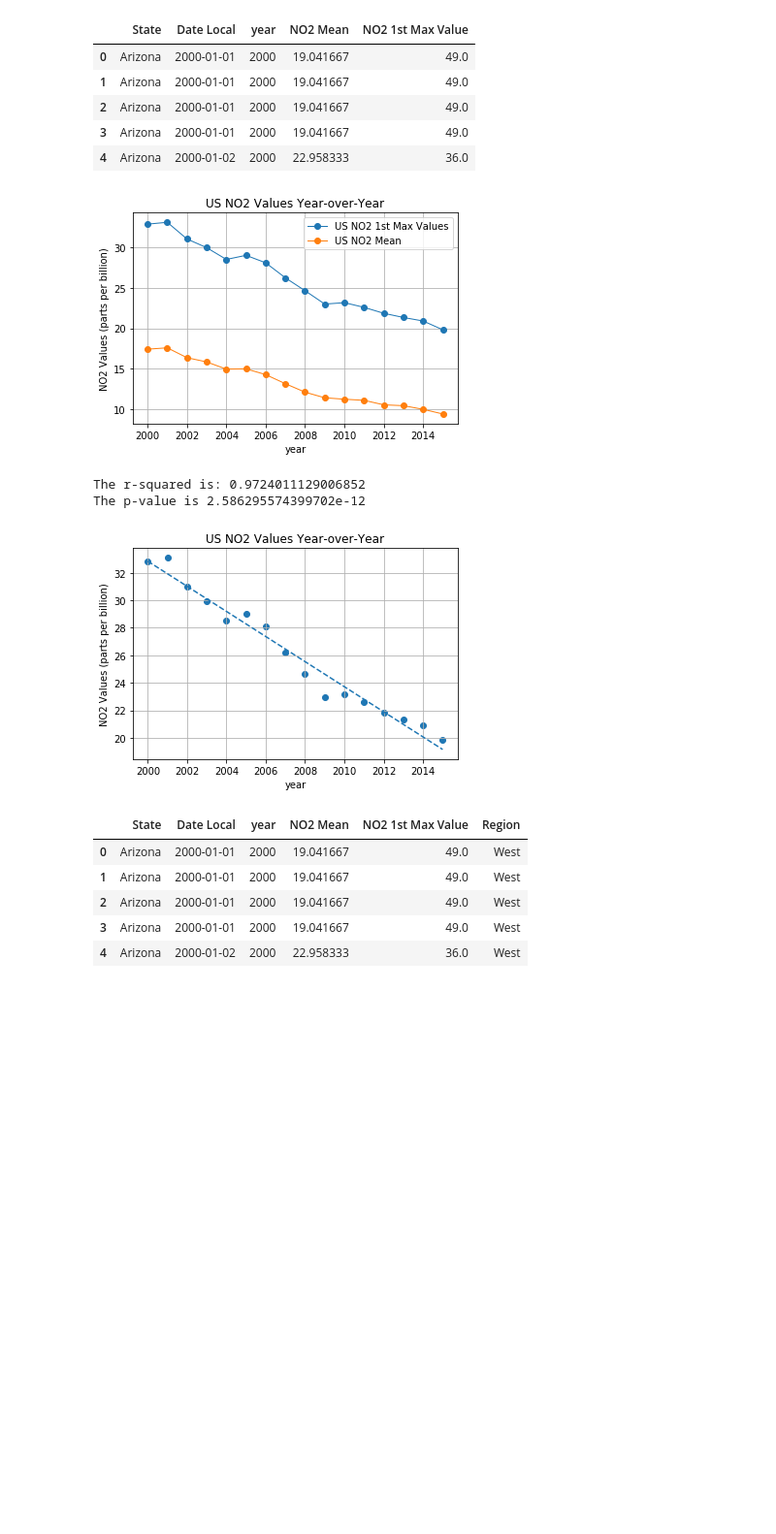
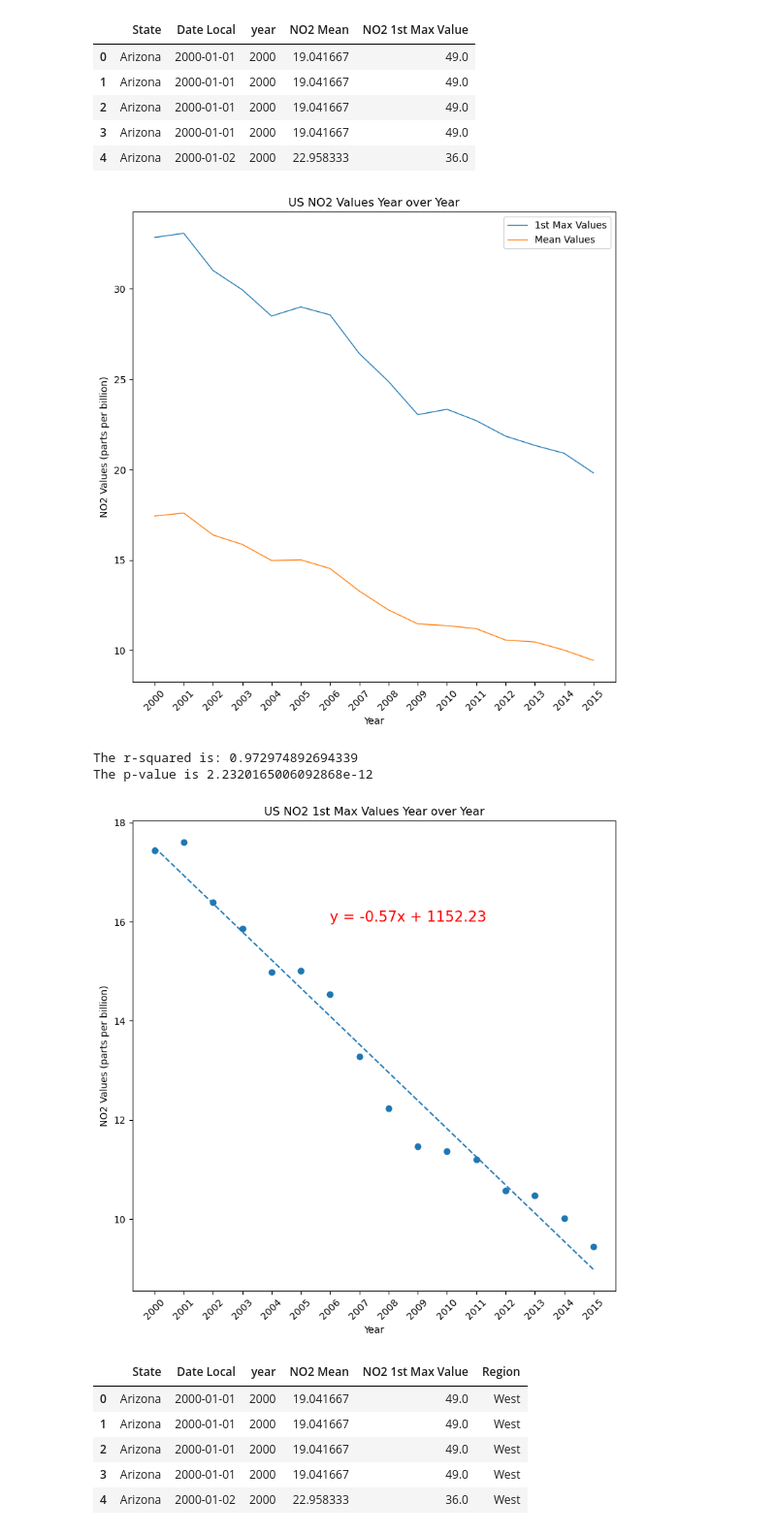
Before and after one commit to allidoiswen/Project1, a Jupyter notebook: Project1_air_pollution.ipynb, the cells around one changed output. Shown: that part at 97% size. Saved outputs shown, nothing was run; the diff lists cells and outputs as text; code cells hidden in the pictures; blank space fills up the shorter version.

```diff
--- a/Project1_air_pollution.ipynb
+++ b/Project1_air_pollution.ipynb
@@ -96,57 +97,55 @@ data_no2.head()
 | 4 | Arizona | 2000-01-02 | 2000 | 22.958333 | 36.0 |
 # %%
 # Year-over-year
-# Make a new dataframe focused only on NO2 data
-col = ['State', 'Date Local', 'NO2 Mean', 'NO2 1st Max Value', 'year']
-no2_df = tidy_data[col]
-no2_df.head(15)
 
 # Group data by years
-group = no2_df.groupby('year')
+group = data_no2.groupby('year')
 mean = group.mean()
-mean
 
 # Use .arange to make x values for the following charts/graphs
 x_values = np.arange(2000, 2016, 1)
 x_values
 
 y_values = group['NO2 1st Max Value'].mean()
 y_values_mean = group['NO2 Mean'].mean()
 
+plt.figure(figsize = (9, 9), dpi = 100)
+
 # Line graph for US NO2 1st Max Values and NO2 Mean Values
-plt.plot(x_values, y_values, marker = 'o', linewidth = 1, label = 'US NO2 1st Max Values')
-plt.plot(x_values, y_values_mean, marker = 'o', linewidth = 1, label = 'US NO2 Mean')
-plt.title('US NO2 Values Year-over-Year')
-plt.grid()
-plt.xlabel('year')
+plt.plot(x_values, y_values, linewidth = 1, label = '1st Max Values')
+plt.plot(x_values, y_values_mean, linewidth = 1, label = 'Mean Values')
+plt.title('US NO2 Values Year over Year')
+plt.xlabel('Year')
 plt.ylabel('NO2 Values (parts per billion)')
 plt.legend(loc = 'best')
-plt.tight_layout
 plt.savefig('./us_no2_plot.png')
+plt.xticks(ticks = x_values, rotation = 45)
 plt.show()
 
+plt.figure(figsize = (9, 9), dpi = 100)
+
 # Linear regression analysis for US NO2 1st Max Values
-plt.scatter(x_values, y_values)
+plt.scatter(x_values, y_values_mean)
 
-(slope, intercept, rvalue, pvalue, stderr) = linregress(x_values, y_values)
+(slope, intercept, rvalue, pvalue, stderr) = linregress(x_values, y_values_mean)
 regress_values = x_values * slope + intercept
 line_eq = "y = " + str(round(slope,2)) + "x + " + str(round(intercept,2))
 plt.plot(x_values, regress_values, "--")
-# plt.annotate(line_eq,(2006, 30),fontsize=15,color="red")
+plt.annotate(line_eq, (2006, 16), fontsize = 15, color = "red")
 
-plt.title('US NO2 Values Year-over-Year')
-plt.grid()
-plt.xlabel('year')
+plt.title('US NO2 Mean Values Year over Year')
+plt.xlabel('Year')
 plt.ylabel('NO2 Values (parts per billion)')
 print(f"The r-squared is: {rvalue**2}")
 print(f'The p-value is {pvalue}')
 plt.savefig('./us_no2_plot_linregress.png')
+plt.xticks(ticks = x_values, rotation = 45)
 plt.show()
 # %% [output]
-[figure, old version]
+[figure, new version]
-The r-squared is: 0.9724011129006852
-The p-value is 2.586295574399702e-12
+The r-squared is: 0.972974892694339
+The p-value is 2.2320165006092868e-12
-[figure, old version]
+[figure, new version]
 # %%
 # Regional
 # Regional differences
```
Also changed, not shown: parts of 3 cells of this notebook.
